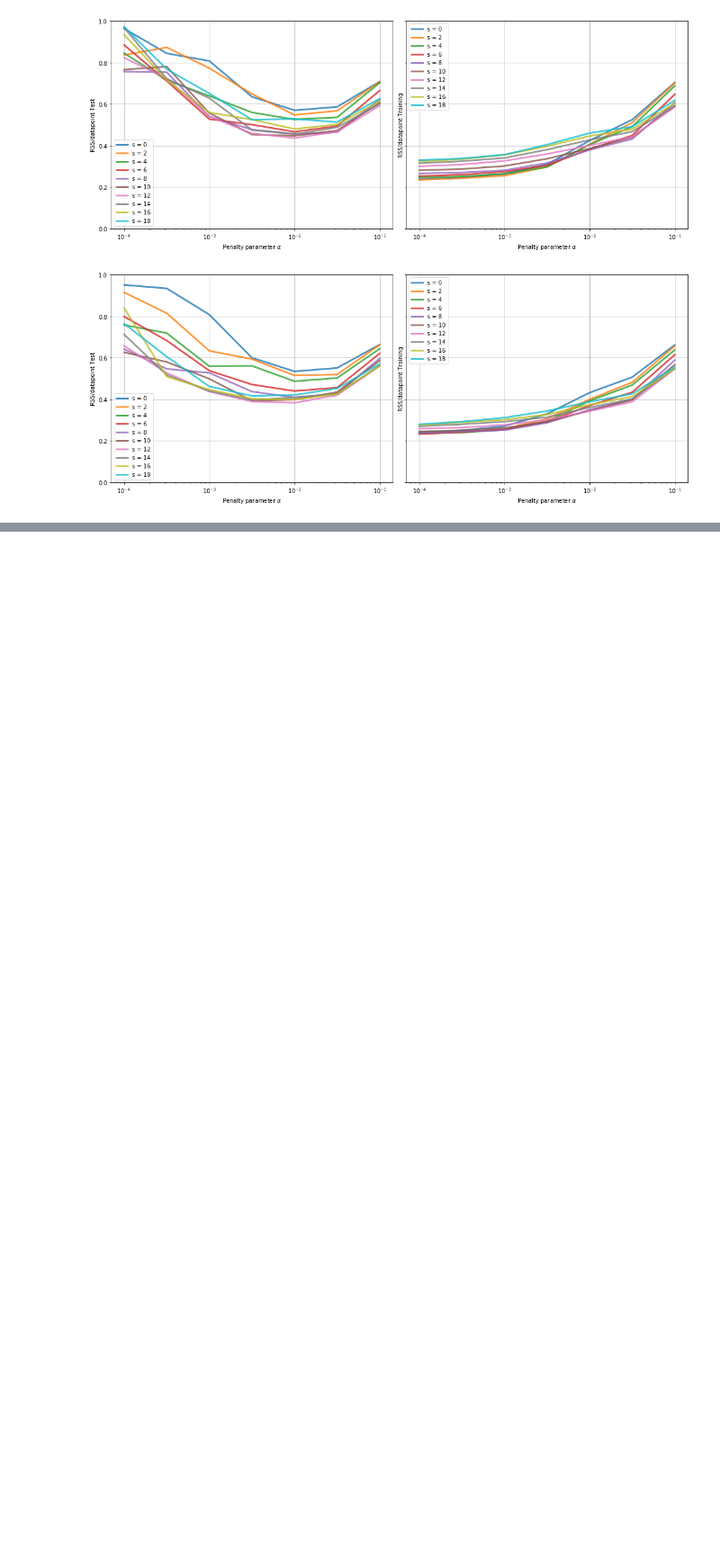
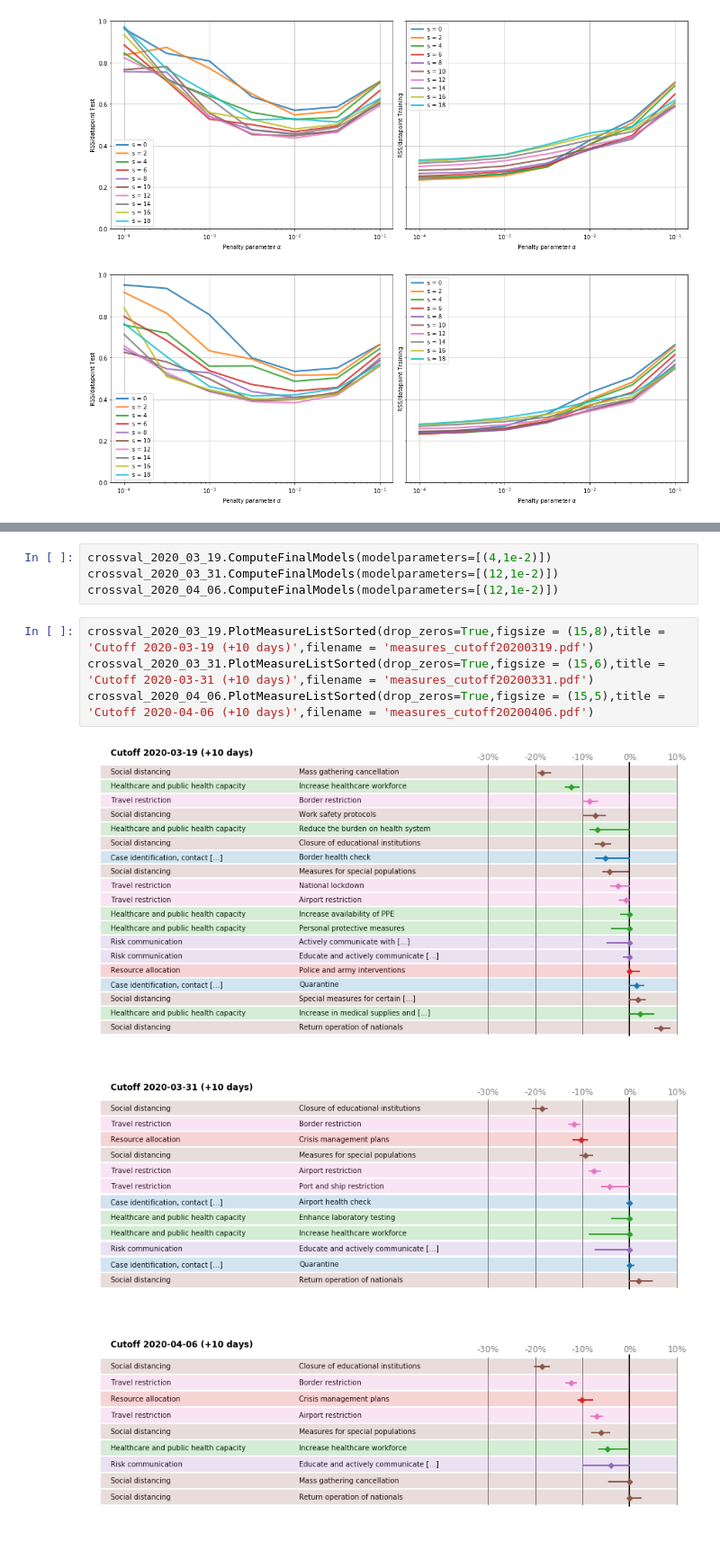
Before and after one commit to lukasgeyrhofer/corona, a Jupyter notebook: NPI effects, changing cutoff.ipynb, the cells around one changed output, grey strips where cells are left out. Shown at 90% size. Saved outputs shown, nothing was run; the diff lists cells and outputs as text; blank space fills up the shorter version.

Commit message:
display measure list

```diff
--- a/NPI effects, changing cutoff.ipynb
+++ b/NPI effects, changing cutoff.ipynb
@@ -71,0 +95,12 @@ crossval_2020_04_06.PlotCVresults(filename = 'cv_Rt_2020-04-06.pdf')
+# %%
+crossval_2020_03_19.ComputeFinalModels(modelparameters=[(4,1e-2)])
+crossval_2020_03_31.ComputeFinalModels(modelparameters=[(12,1e-2)])
+crossval_2020_04_06.ComputeFinalModels(modelparameters=[(12,1e-2)])
+# %%
+crossval_2020_03_19.PlotMeasureListSorted(drop_zeros=True,figsize = (15,8),title = 'Cutoff 2020-03-19 (+10 days)',filename = 'measures_cutoff20200319.pdf')
+crossval_2020_03_31.PlotMeasureListSorted(drop_zeros=True,figsize = (15,6),title = 'Cutoff 2020-03-31 (+10 days)',filename = 'measures_cutoff20200331.pdf')
+crossval_2020_04_06.PlotMeasureListSorted(drop_zeros=True,figsize = (15,5),title = 'Cutoff 2020-04-06 (+10 days)',filename = 'measures_cutoff20200406.pdf')
+# %% [output]
+[figure, added]
+[figure, added]
+[figure, added]
```
Also changed, not shown: parts of 1 cell of this notebook.
